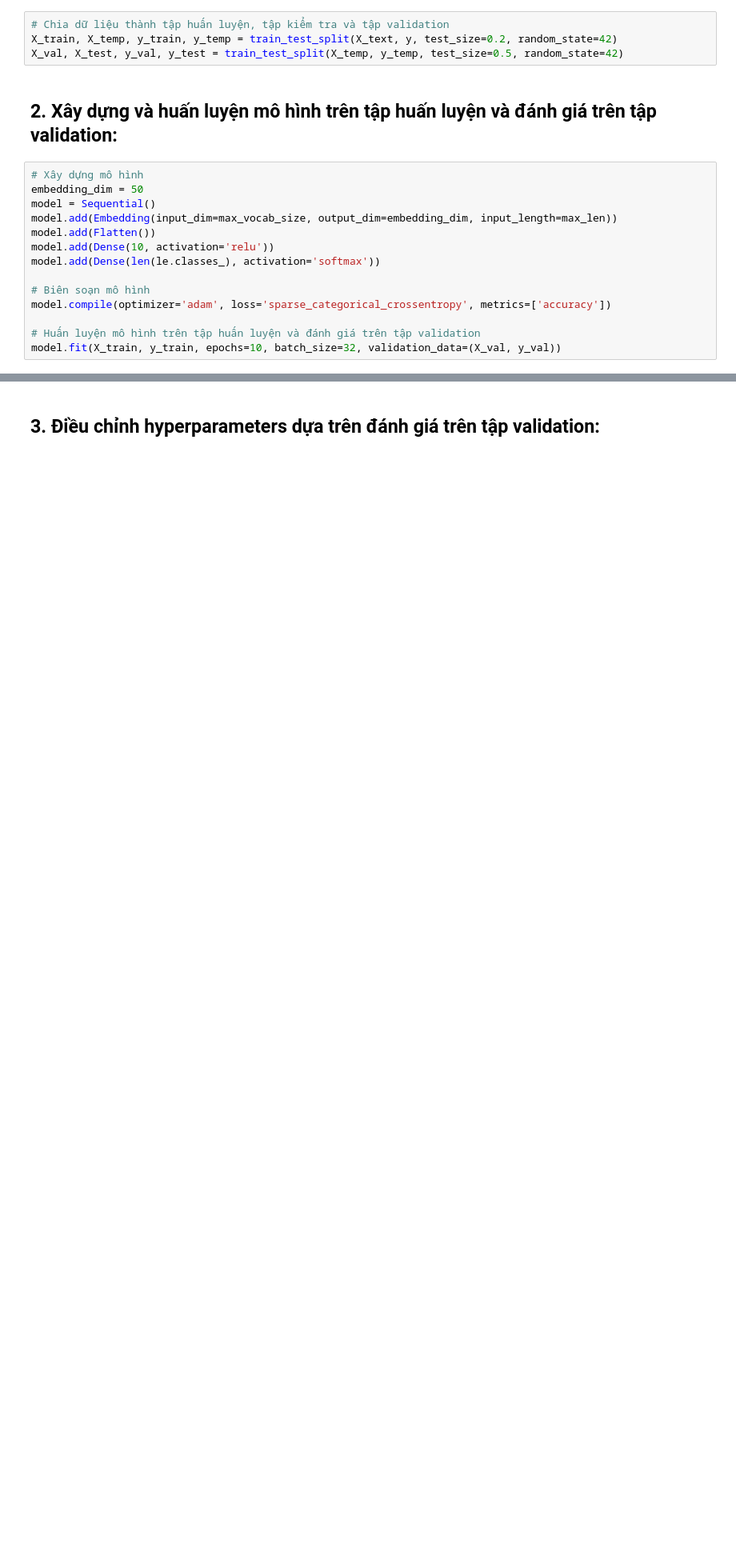
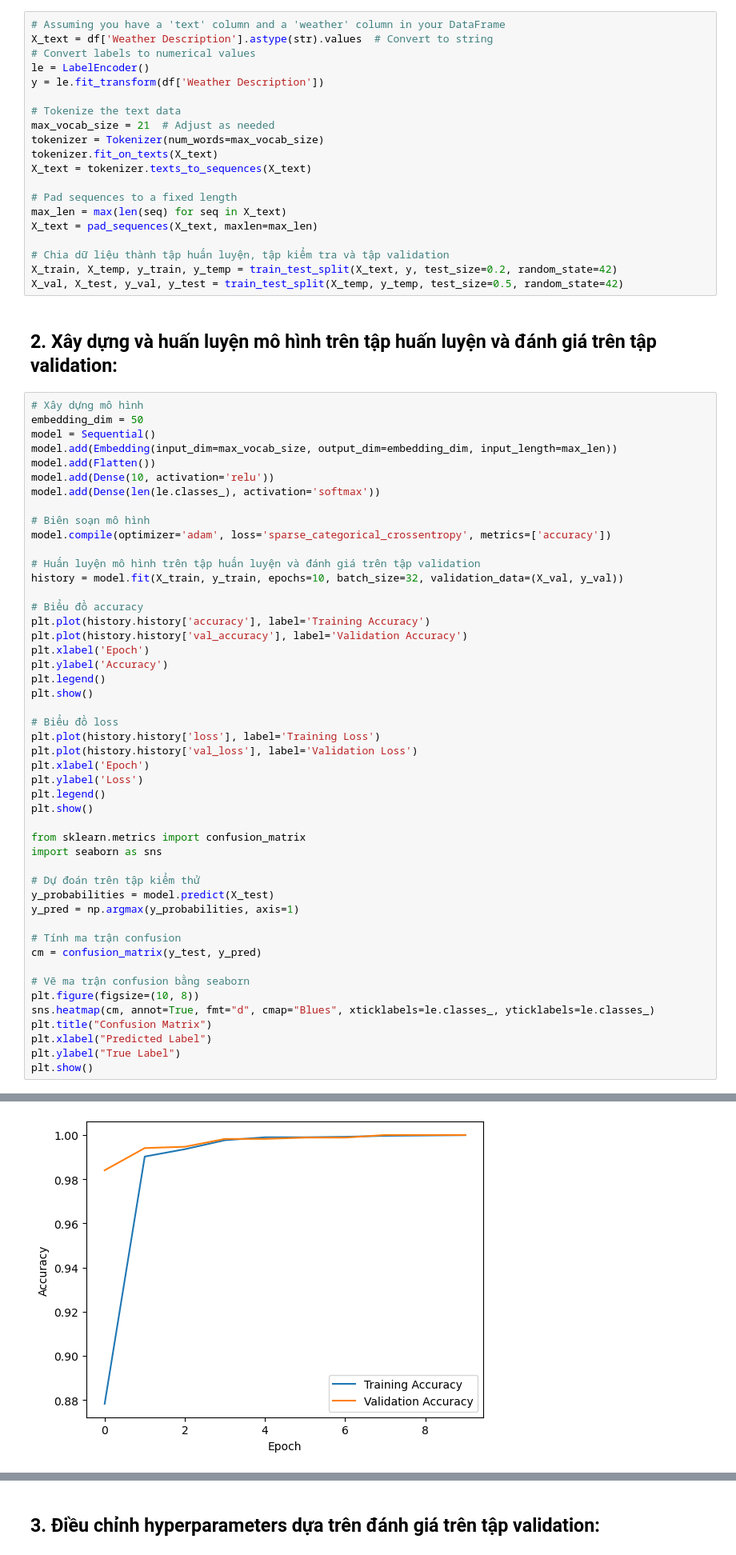
Before and after one commit to 21127017/HKDL-WeatherAnalysis, a Jupyter notebook: notebook/weather_data_model.ipynb, the cells around one changed output, grey strips where cells are left out. Shown at 80% size. Cells and saved outputs as stored; diff of their text form; blank space fills up the shorter version.

```diff
--- a/notebook/weather_data_model.ipynb
+++ b/notebook/weather_data_model.ipynb
@@ -406,6 +309,22 @@ Name: count, dtype: int64
 # %% [markdown]
 ## 1. Chia dữ liệu thành tập huấn luyện, tập kiểm tra và tập validation:
 # %%
+# Assuming you have a 'text' column and a 'weather' column in your DataFrame
+X_text = df['Weather Description'].astype(str).values  # Convert to string
+# Convert labels to numerical values
+le = LabelEncoder()
+y = le.fit_transform(df['Weather Description'])
+
+# Tokenize the text data
+max_vocab_size = 21  # Adjust as needed
+tokenizer = Tokenizer(num_words=max_vocab_size)
+tokenizer.fit_on_texts(X_text)
+X_text = tokenizer.texts_to_sequences(X_text)
+
+# Pad sequences to a fixed length
+max_len = max(len(seq) for seq in X_text)
+X_text = pad_sequences(X_text, maxlen=max_len)
+
 # Chia dữ liệu thành tập huấn luyện, tập kiểm tra và tập validation
 X_train, X_temp, y_train, y_temp = train_test_split(X_text, y, test_size=0.2, random_state=42)
 X_val, X_test, y_val, y_test = train_test_split(X_temp, y_temp, test_size=0.5, random_state=42)
@@ -424,6 +343,40 @@ model.add(Dense(len(le.classes_), activation='softmax'))
 model.compile(optimizer='adam', loss='sparse_categorical_crossentropy', metrics=['accuracy'])
 
 # Huấn luyện mô hình trên tập huấn luyện và đánh giá trên tập validation
-model.fit(X_train, y_train, epochs=10, batch_size=32, validation_data=(X_val, y_val))
+history = model.fit(X_train, y_train, epochs=10, batch_size=32, validation_data=(X_val, y_val))
+
+# Biểu đồ accuracy
+plt.plot(history.history['accuracy'], label='Training Accuracy')
+plt.plot(history.history['val_accuracy'], label='Validation Accuracy')
+plt.xlabel('Epoch')
+plt.ylabel('Accuracy')
+plt.legend()
+plt.show()
+
+# Biểu đồ loss
+plt.plot(history.history['loss'], label='Training Loss')
+plt.plot(history.history['val_loss'], label='Validation Loss')
+plt.xlabel('Epoch')
+plt.ylabel('Loss')
+plt.legend()
+plt.show()
+
+from sklearn.metrics import confusion_matrix
+import seaborn as sns
+
+# Dự đoán trên tập kiểm thử
+y_probabilities = model.predict(X_test)
+y_pred = np.argmax(y_probabilities, axis=1)
+
+# Tính ma trận confusion
+cm = confusion_matrix(y_test, y_pred)
+
+# Vẽ ma trận confusion bằng seaborn
+plt.figure(figsize=(10, 8))
+sns.heatmap(cm, annot=True, fmt="d", cmap="Blues", xticklabels=le.classes_, yticklabels=le.classes_)
+plt.title("Confusion Matrix")
+plt.xlabel("Predicted Label")
+plt.ylabel("True Label")
+plt.show()
 # %% [output]
 Epoch 1/10
@@ -448,0 +402 @@ Epoch 10/10
+[figure, added]
```
Also changed, not shown: parts of 16 cells of this notebook.
